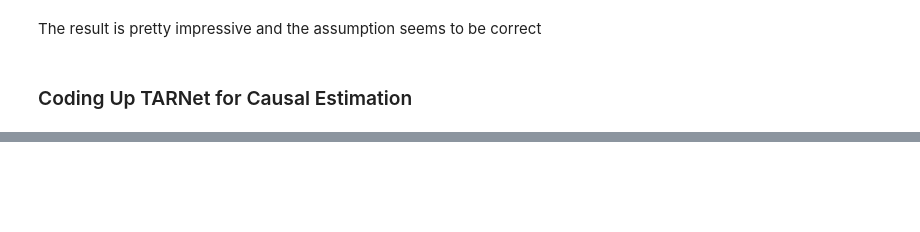
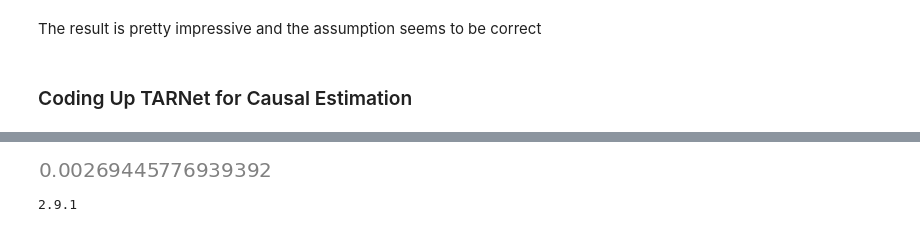
Before and after one commit to btr13010/Hotel-Booking-with-Causal-Inference, a Jupyter notebook: hotel booking - causal.ipynb, the cells around one changed output, grey strips where cells are left out. Drawn from its saved outputs; the diff is of its cells as text; code cells hidden in the pictures; blank space fills up the shorter version.

```diff
--- a/hotel booking - causal.ipynb
+++ b/hotel booking - causal.ipynb
@@ -446,0 +485,3 @@ The result is pretty impressive and the assumption seems to be correct
+# %%
+model = TARNet(1)
+print(model)
@@ -446,0 +523,5 @@ The result is pretty impressive and the assumption seems to be correct
+# %%
+t = torch.tensor(hotel_1['AssignNewRoom'].values, dtype=torch.float32)
+y = torch.tensor(hotel_1['IsCanceled'].values, dtype=torch.float32)
+concat_true = torch.vstack((y,t)).T
+w = torch.tensor(hotel_1['BookingChanges'].values, dtype=torch.float32)
@@ -446,0 +571,19 @@ The result is pretty impressive and the assumption seems to be correct
+# %%
+concat_pred = model(w.reshape(-1,1))
+y0_pred = concat_pred[:,0]
+y1_pred = concat_pred[:,1]
+ate_pred = (y1_pred - y0_pred).mean().item()
+ate_pred
+# %% [output]
+[figure, added]
+# %%
+# check again with tensorflow
+import tensorflow as tf
+from tensorflow.keras.layers import Input
+from tensorflow.keras.layers import Dense
+from tensorflow.keras.layers import Concatenate
+from tensorflow.keras import regularizers
+from tensorflow.keras import Model
+print(tf.__version__)
+# %% [output]
+2.9.1
```
Also changed, not shown: parts of 15 cells of this notebook.
